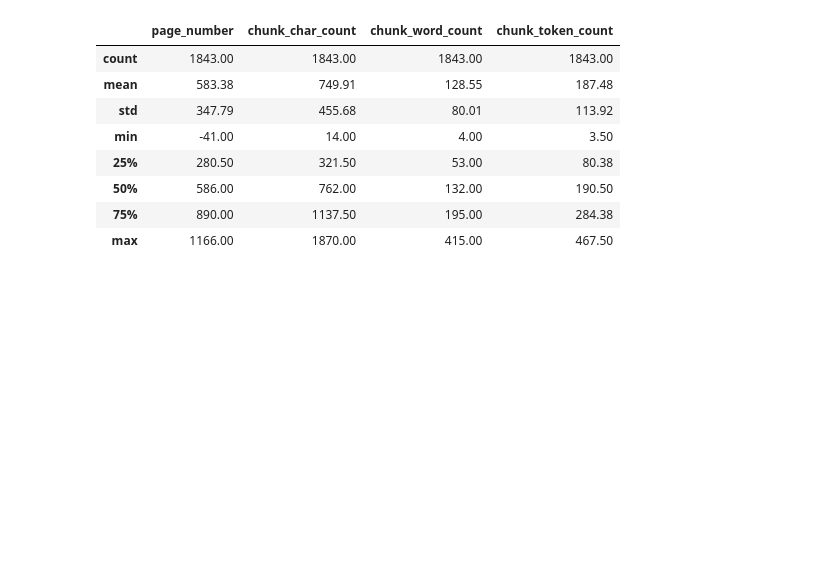
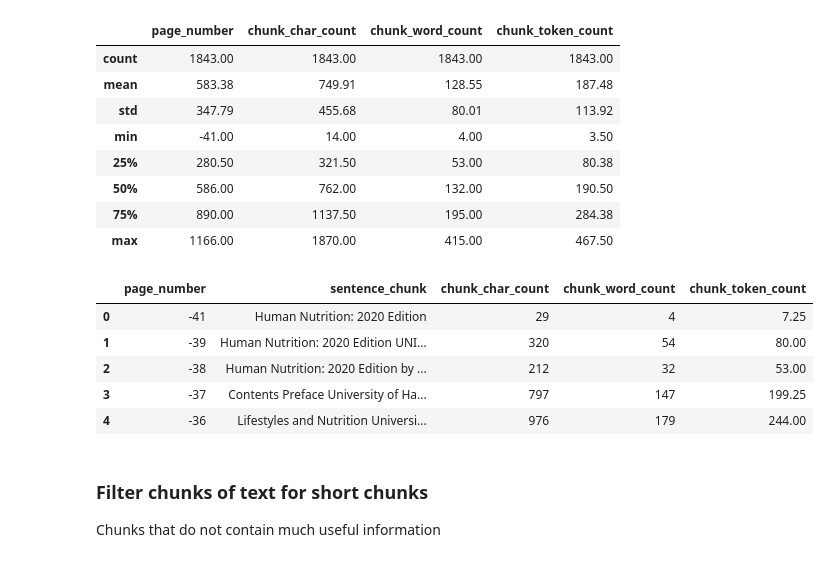
Before and after one commit to aakriti208/local-RAG, a Jupyter notebook: 00-simple-local-rag-video.ipynb, the cells around one changed output. Saved outputs shown, nothing was run; the diff lists cells and outputs as text; code cells hidden in the pictures; blank space fills up the shorter version.

Commit message:
Filter chunks of text for short chunks

```diff
--- a/00-simple-local-rag-video.ipynb
+++ b/00-simple-local-rag-video.ipynb
@@ -290,3 +290,16 @@ df.describe().round(2)
 | 50% | 586.00 | 762.00 | 132.00 | 190.50 |
 | 75% | 890.00 | 1137.50 | 195.00 | 284.38 |
 | max | 1166.00 | 1870.00 | 415.00 | 467.50 |
+# %%
+df.head()
+# %% [output]
+|  | page_number | sentence_chunk | chunk_char_count | chunk_word_count | chunk_token_count |
+| 0 | -41 | Human Nutrition: 2020 Edition | 29 | 4 | 7.25 |
+| 1 | -39 | Human Nutrition: 2020 Edition UNI... | 320 | 54 | 80.00 |
+| 2 | -38 | Human Nutrition: 2020 Edition by ... | 212 | 32 | 53.00 |
+| 3 | -37 | Contents Preface University of Ha... | 797 | 147 | 199.25 |
+| 4 | -36 | Lifestyles and Nutrition Universi... | 976 | 179 | 244.00 |
+# %% [markdown]
+### Filter chunks of text for short chunks
+
+Chunks that do not contain much useful information
```
Also changed, not shown: parts of 3 cells of this notebook.
